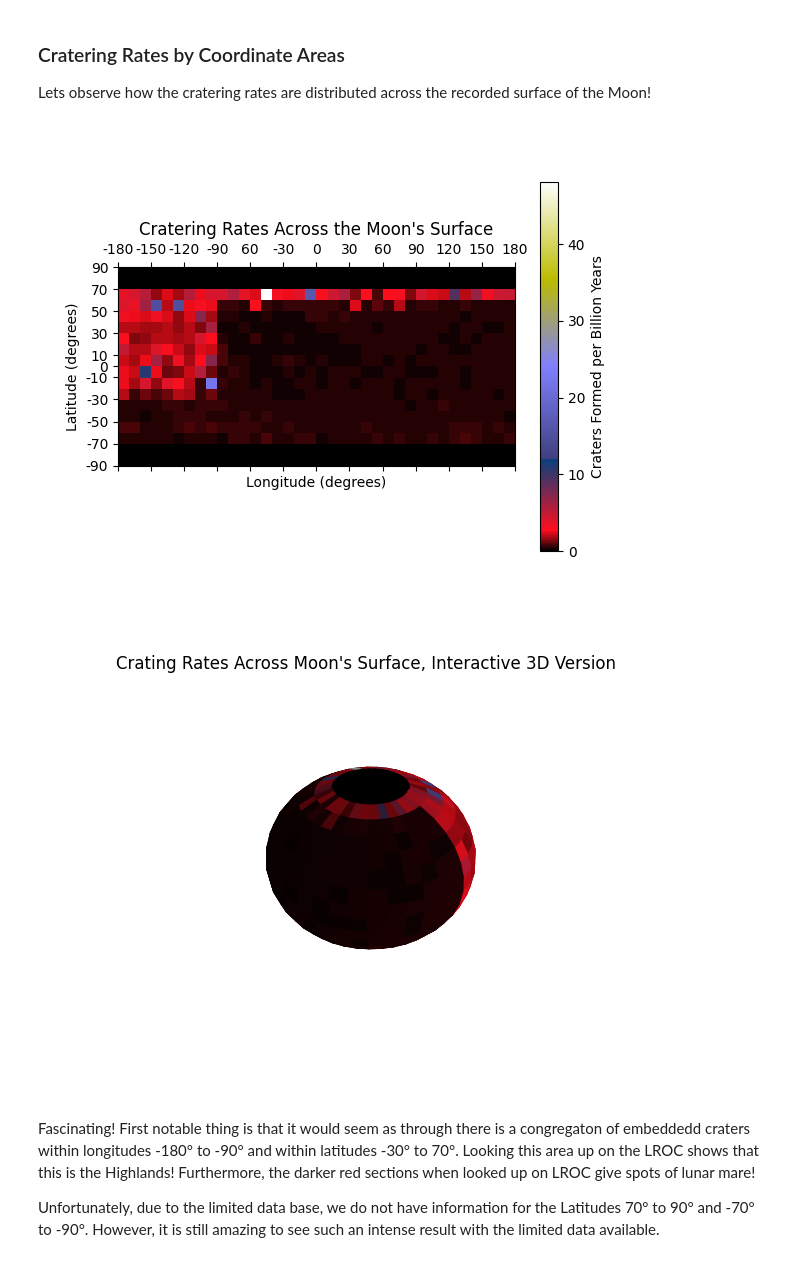
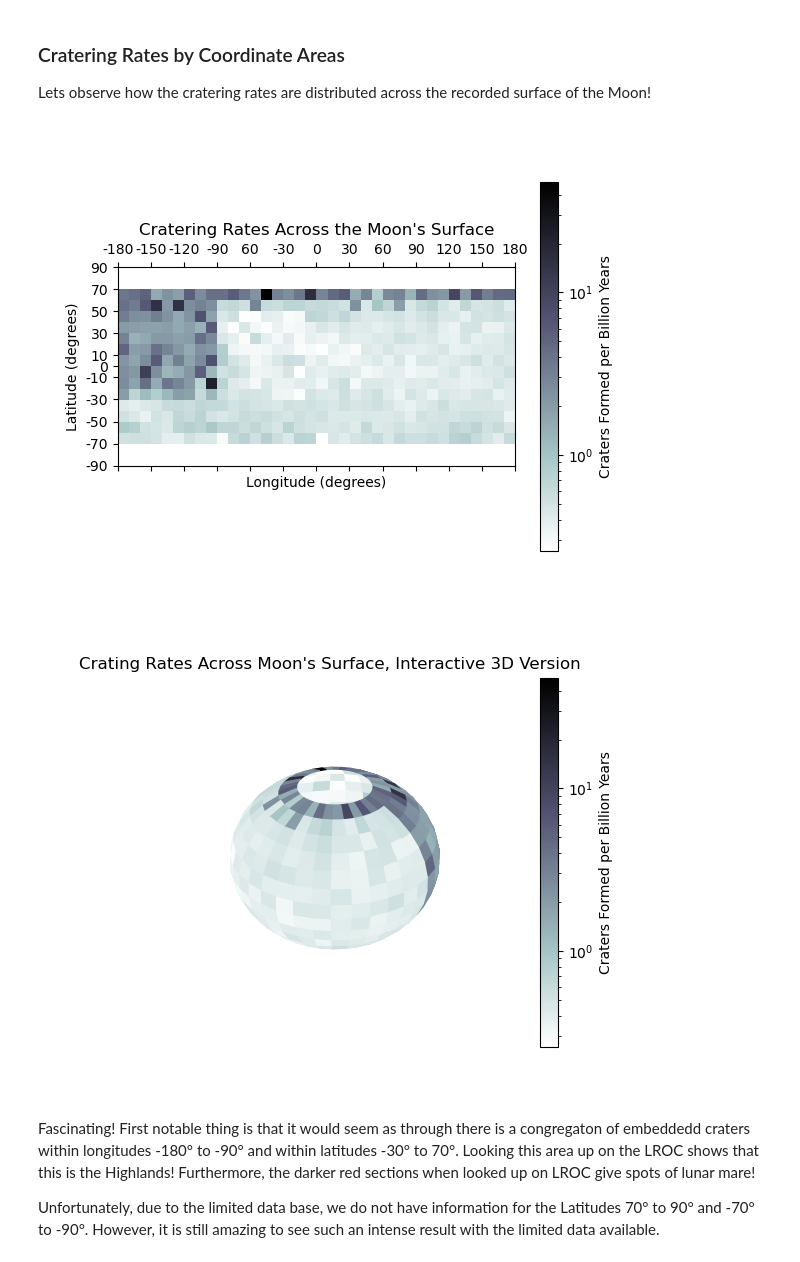
Before and after one commit to devlinih/lunar-crater-rates, a Jupyter notebook: lunar-crater-rates.ipynb, the cells around one changed output. Cells and saved outputs as stored; diff of their text form; code cells hidden in the pictures.

Commit message:
Use a log normalization on colormap plots

```diff
--- a/lunar-crater-rates.ipynb
+++ b/lunar-crater-rates.ipynb
@@ -408,30 +418,31 @@ def project_2d_to_sphere(ax, values, cmap=None):
 # %%
 fig5 = plt.figure()
-ax = fig.add_subplot()
+ax = fig5.add_subplot()
 
-hist2d = ax.matshow(data_array, cmap='gist_stern')
-fig.colorbar(hist2d, ax=ax).set_label("Craters Formed per Billion Years", rotation = 90)
+hist2d = ax.matshow(data_array, cmap=cm.bone.reversed(), norm="log")
+fig5.colorbar(hist2d, ax=ax).set_label("Craters Formed per Billion Years", rotation = 90)
 plt.title("Cratering Rates Across the Moon's Surface")
 plt.xlabel("Longitude (degrees)")
 plt.ylabel("Latitude (degrees)")
 plt.xticks([-0.5, 2.5, 5.5, 8.5, 11.5, 14.5, 17.5, 20.5, 23.5, 26.5, 29.5, 32.5, 35.5],
            labels= ["-180", "-150", "-120", "-90", "60", "-30", "0", "30", "60", "90", "120", "150", "180"])
 plt.yticks([-0.5, 1.5, 3.5, 5.5, 7.5, 8.5, 9.5, 11.5, 13.5, 15.5 ,17.5],
            labels = ["90", "70", "50", "30", "10", "0", "-10", "-30", "-50", "-70", "-90"])
 plt.show()
 # %% [output]
-[figure, old version]
+[figure, new version]
 # %%
 # A 3D version of the same plot
 fig6 = plt.figure()
-ax = fig.add_subplot(projection="3d")
-project_2d_to_sphere(ax, data_array, cmap=cm.gist_stern)
+ax = fig6.add_subplot(projection="3d")
+project_2d_to_sphere(ax, data_array, cmap=cm.bone.reversed(), norm="log", shade=False)
+fig6.colorbar(hist2d, ax=ax).set_label("Craters Formed per Billion Years", rotation = 90)
 plt.grid(False)
 plt.axis("off")
 plt.title("Crating Rates Across Moon's Surface, Interactive 3D Version")
 plt.show()
 # %% [output]
-[figure, old version]
+[figure, new version]
 # %% [markdown]
 Fascinating! First notable thing is that it would seem as through there is a congregaton of embeddedd craters within longitudes -180° to -90° and within latitudes -30° to 70°. Looking this area up on the LROC shows that this is the Highlands! Furthermore, the darker red sections when looked up on LROC give spots of lunar mare!
 
```
Also changed, not shown: parts of 1 cell of this notebook.
